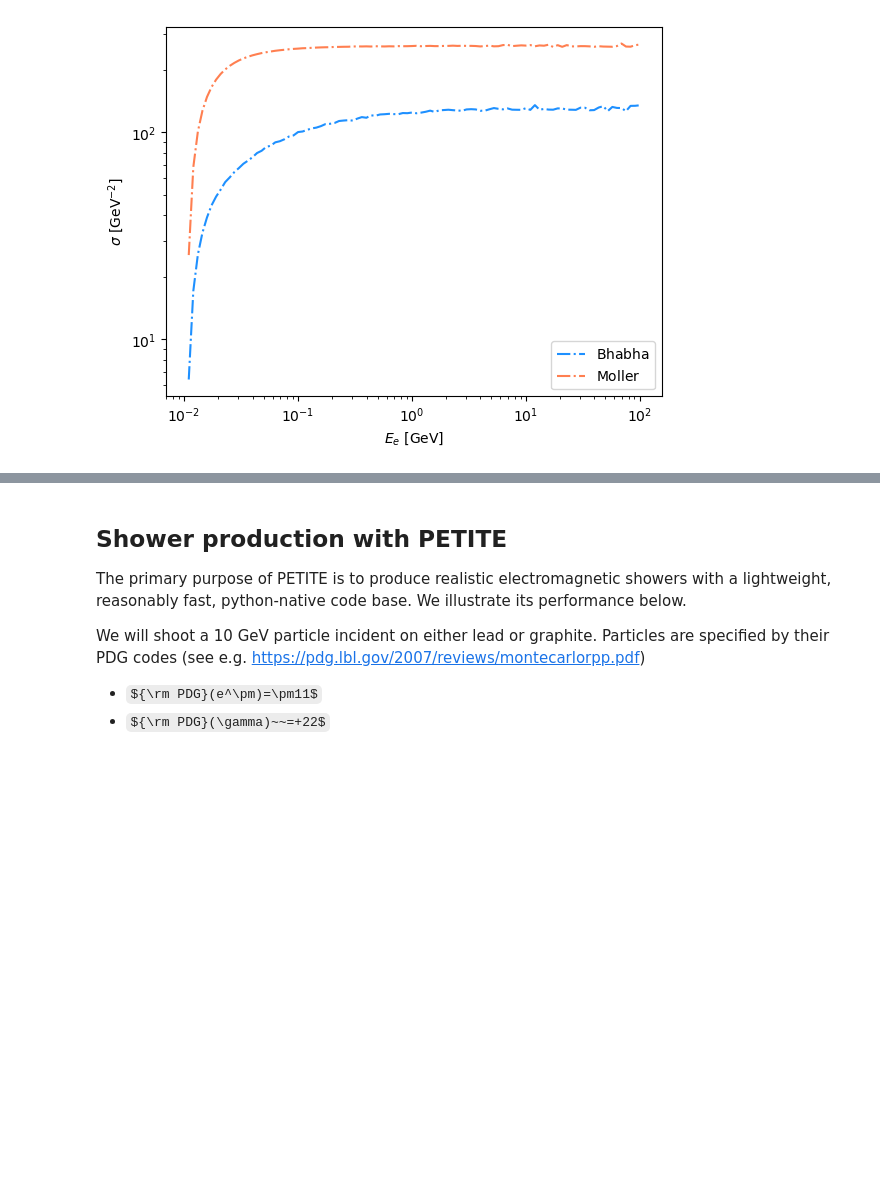
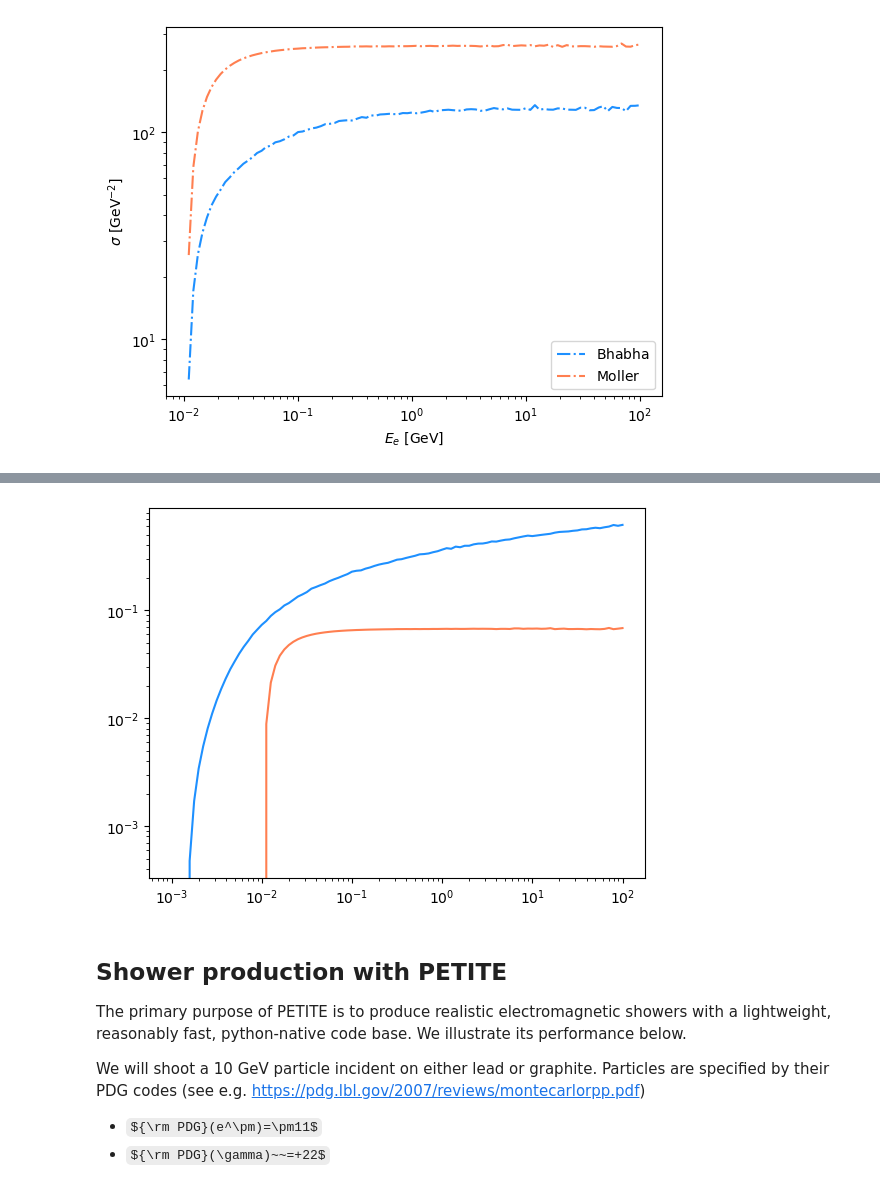
Before and after one commit to kjkellyphys/PETITE, a Jupyter notebook: examples/PETITEShower_v3.ipynb, the cells around one changed output, grey strips where cells are left out. Saved outputs shown, nothing was run; the diff lists cells and outputs as text; code cells hidden in the pictures; some formulas as TeX source; blank space fills up the shorter version.

```diff
--- a/examples/PETITEShower_v3.ipynb
+++ b/examples/PETITEShower_v3.ipynb
@@ -269,3 +269,11 @@ plt.gca().set_yscale('log')
+# %%
+EVec = np.logspace(-3, 2, 101)
+plt.plot(EVec, sGraphite._NSigmaBrem(EVec), ls='-', color='dodgerblue')
+plt.plot(EVec, sGraphite._NSigmaMoller(EVec), ls='-', color='coral')
+plt.gca().set_xscale('log')
+plt.gca().set_yscale('log')
+# %% [output]
+[figure, added]
 # %% [markdown]
 ## Shower production with PETITE
 
```
Also changed, not shown: parts of 8 cells of this notebook, 1 other file.
